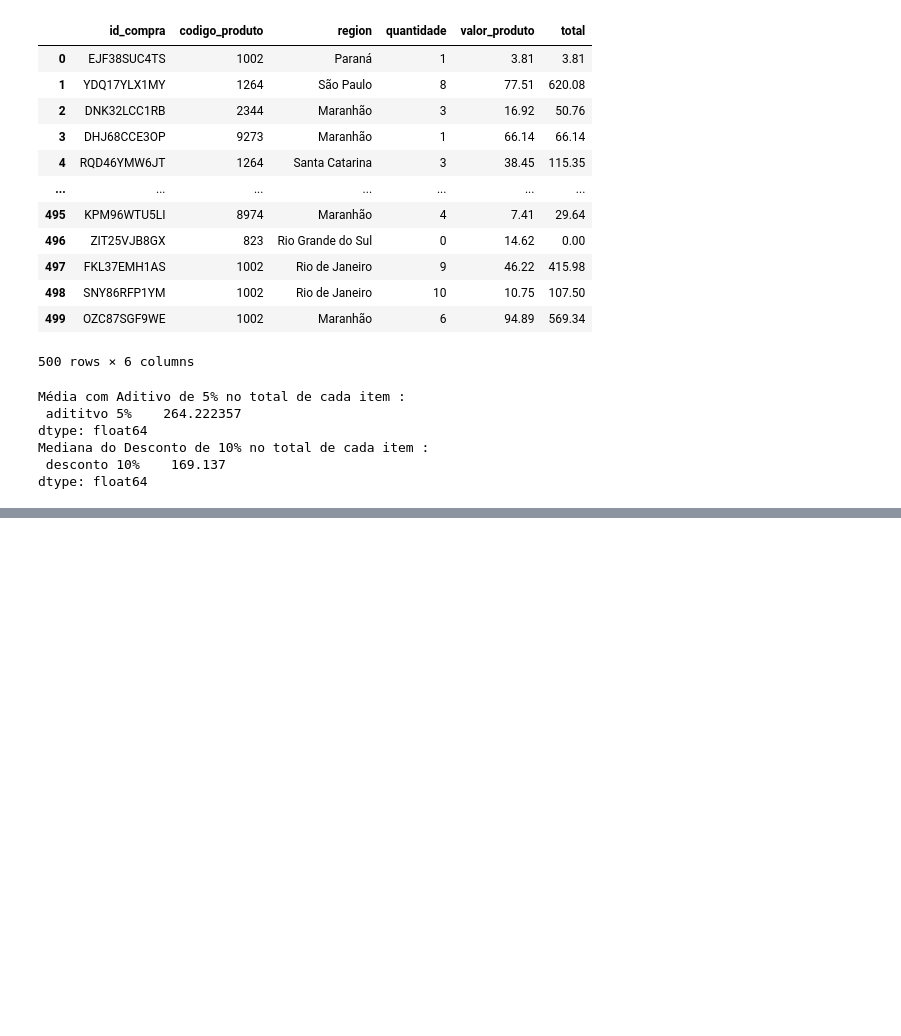
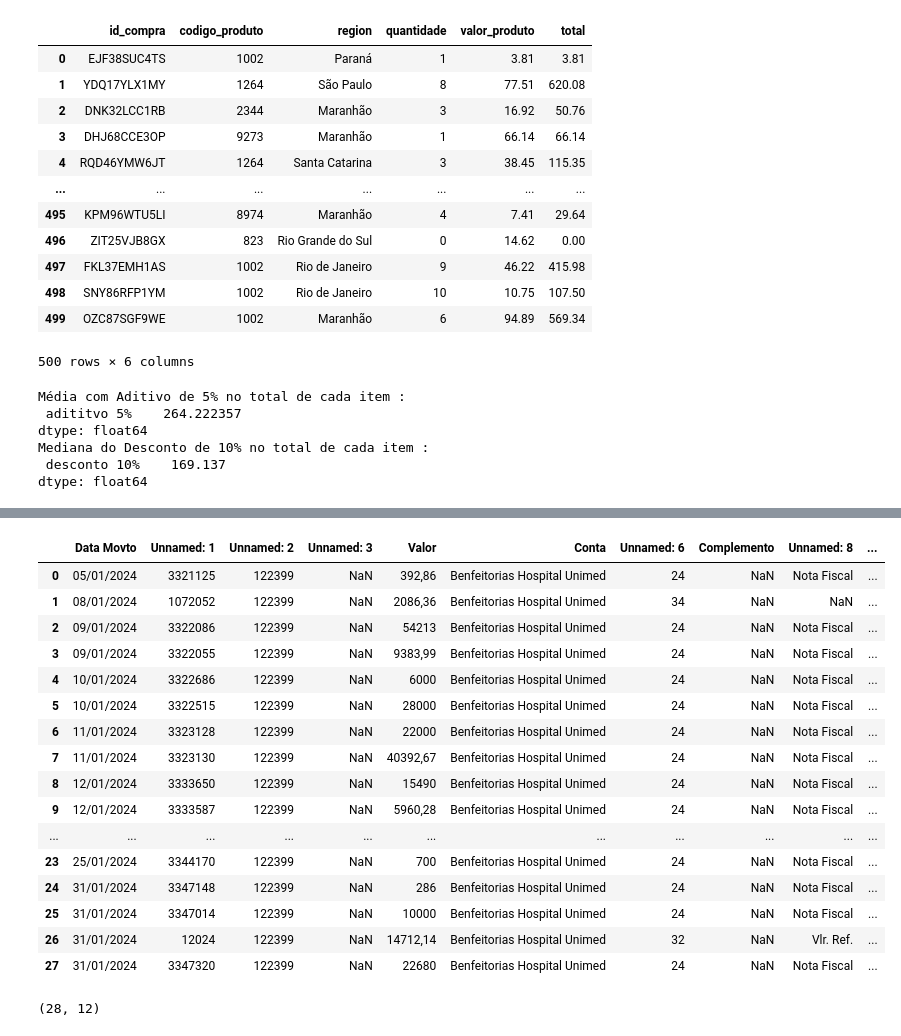
Before and after one commit to RafaelDaSilva1984/analise_dados_cubos_engie, a Jupyter notebook: aulas_python/datFrames.ipynb, the cells around one changed output, grey strips where cells are left out. Drawn from its saved outputs; the diff is of its cells as text; code cells hidden in the pictures; blank space fills up the shorter version.

Commit message:
add exercicios de dataframe substituição de valores

```diff
--- a/aulas_python/datFrames.ipynb
+++ b/aulas_python/datFrames.ipynb
@@ -576,3 +564,8 @@ dtype: float64
 Mediana do Desconto de 10% no total de cada item :
  desconto 10%    169.137
 dtype: float64
+# %%
+consulta = pd.read_csv('d:\\Python\\analise_dados_cubos_engie\\consulta.csv')
+print('Dados Coletados dos clientes: ',', '.join(consulta.columns))
+consulta.count()
+consulta.shape
@@ -578,0 +598,24 @@ dtype: float64
+# %%
+consulta
+# %% [output]
+|  | Data Movto | Unnamed: 1 | Unnamed: 2 | Unnamed: 3 | Valor | Conta | Unnamed: 6 | Complemento | Unnamed: 8 | ... |
+| 0 | 05/01/2024 | 3321125 | 122399 | NaN | 392,86 | Benfeitorias Hospital Unimed | 24 | NaN | Nota Fiscal | ... |
+| 1 | 08/01/2024 | 1072052 | 122399 | NaN | 2086,36 | Benfeitorias Hospital Unimed | 34 | NaN | NaN | ... |
+| 2 | 09/01/2024 | 3322086 | 122399 | NaN | 54213 | Benfeitorias Hospital Unimed | 24 | NaN | Nota Fiscal | ... |
+| 3 | 09/01/2024 | 3322055 | 122399 | NaN | 9383,99 | Benfeitorias Hospital Unimed | 24 | NaN | Nota Fiscal | ... |
+| 4 | 10/01/2024 | 3322686 | 122399 | NaN | 6000 | Benfeitorias Hospital Unimed | 24 | NaN | Nota Fiscal | ... |
+| 5 | 10/01/2024 | 3322515 | 122399 | NaN | 28000 | Benfeitorias Hospital Unimed | 24 | NaN | Nota Fiscal | ... |
+| 6 | 11/01/2024 | 3323128 | 122399 | NaN | 22000 | Benfeitorias Hospital Unimed | 24 | NaN | Nota Fiscal | ... |
+| 7 | 11/01/2024 | 3323130 | 122399 | NaN | 40392,67 | Benfeitorias Hospital Unimed | 24 | NaN | Nota Fiscal | ... |
+| 8 | 12/01/2024 | 3333650 | 122399 | NaN | 15490 | Benfeitorias Hospital Unimed | 24 | NaN | Nota Fiscal | ... |
+| 9 | 12/01/2024 | 3333587 | 122399 | NaN | 5960,28 | Benfeitorias Hospital Unimed | 24 | NaN | Nota Fiscal | ... |
+| ... | ... | ... | ... | ... | ... | ... | ... | ... | ... | ... |
+| 23 | 25/01/2024 | 3344170 | 122399 | NaN | 700 | Benfeitorias Hospital Unimed | 24 | NaN | Nota Fiscal | ... |
+| 24 | 31/01/2024 | 3347148 | 122399 | NaN | 286 | Benfeitorias Hospital Unimed | 24 | NaN | Nota Fiscal | ... |
+| 25 | 31/01/2024 | 3347014 | 122399 | NaN | 10000 | Benfeitorias Hospital Unimed | 24 | NaN | Nota Fiscal | ... |
+| 26 | 31/01/2024 | 12024 | 122399 | NaN | 14712,14 | Benfeitorias Hospital Unimed | 32 | NaN | Vlr. Ref. | ... |
+| 27 | 31/01/2024 | 3347320 | 122399 | NaN | 22680 | Benfeitorias Hospital Unimed | 24 | NaN | Nota Fiscal | ... |
+# %%
+consulta_nan.shape
+# %% [output]
+(28, 12)
```
Also changed, not shown: parts of 39 cells of this notebook.
